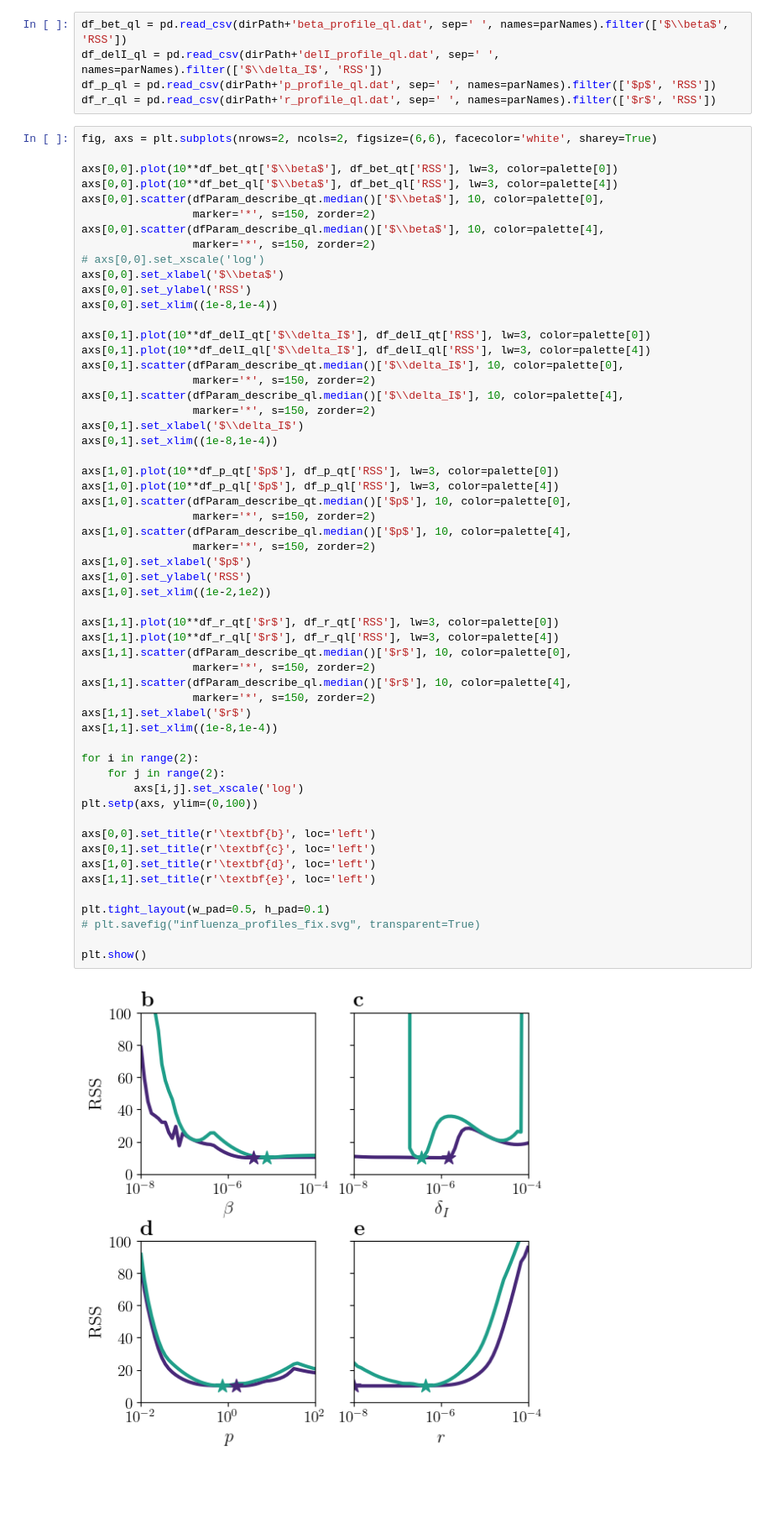
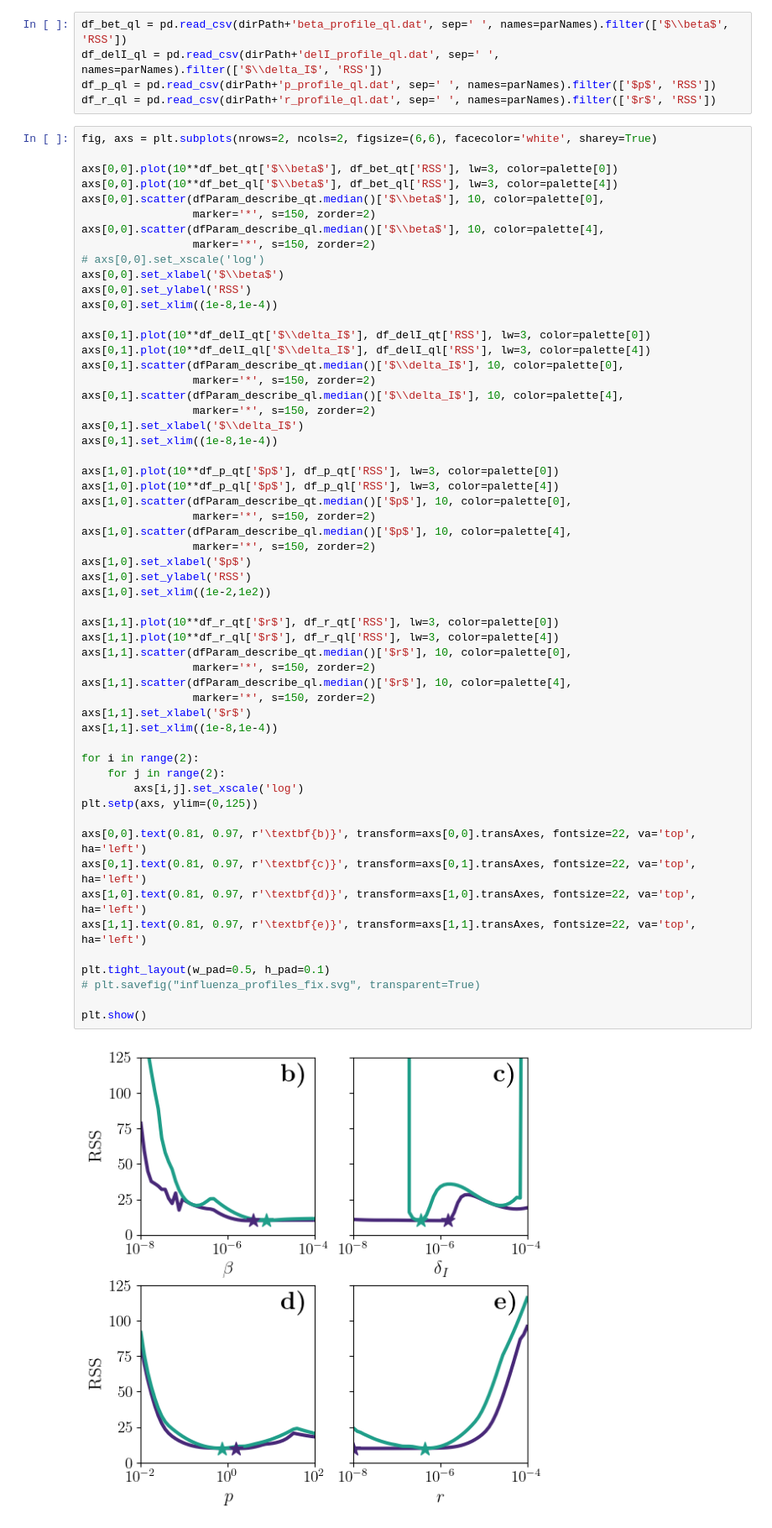
Before and after one commit to systemsmedicine/CrossLabFit, a Jupyter notebook: pyNotebooks/influenzaModel.ipynb, the cells around one changed output. Shown at 84% size. Saved outputs shown, nothing was run; the diff lists cells and outputs as text; blank space fills up the shorter version.

```diff
--- a/pyNotebooks/influenzaModel.ipynb
+++ b/pyNotebooks/influenzaModel.ipynb
@@ -607,36 +607,36 @@ axs[0,1].set_xlim((1e-8,1e-4))
 
 axs[1,0].plot(10**df_p_qt['$p$'], df_p_qt['RSS'], lw=3, color=palette[0])
 axs[1,0].plot(10**df_p_ql['$p$'], df_p_ql['RSS'], lw=3, color=palette[4])
 axs[1,0].scatter(dfParam_describe_qt.median()['$p$'], 10, color=palette[0],
                  marker='*', s=150, zorder=2)
 axs[1,0].scatter(dfParam_describe_ql.median()['$p$'], 10, color=palette[4],
                  marker='*', s=150, zorder=2)
 axs[1,0].set_xlabel('$p$')
 axs[1,0].set_ylabel('RSS')
 axs[1,0].set_xlim((1e-2,1e2))
 
 axs[1,1].plot(10**df_r_qt['$r$'], df_r_qt['RSS'], lw=3, color=palette[0])
 axs[1,1].plot(10**df_r_ql['$r$'], df_r_ql['RSS'], lw=3, color=palette[4])
 axs[1,1].scatter(dfParam_describe_qt.median()['$r$'], 10, color=palette[0],
                  marker='*', s=150, zorder=2)
 axs[1,1].scatter(dfParam_describe_ql.median()['$r$'], 10, color=palette[4],
                  marker='*', s=150, zorder=2)
 axs[1,1].set_xlabel('$r$')
 axs[1,1].set_xlim((1e-8,1e-4))
 
 for i in range(2):
     for j in range(2):
         axs[i,j].set_xscale('log')
-plt.setp(axs, ylim=(0,100))
+plt.setp(axs, ylim=(0,125))
 
-axs[0,0].set_title(r'\textbf{b}', loc='left')
-axs[0,1].set_title(r'\textbf{c}', loc='left')
-axs[1,0].set_title(r'\textbf{d}', loc='left')
-axs[1,1].set_title(r'\textbf{e}', loc='left')
+axs[0,0].text(0.81, 0.97, r'\textbf{b)}', transform=axs[0,0].transAxes, fontsize=22, va='top', ha='left')
+axs[0,1].text(0.81, 0.97, r'\textbf{c)}', transform=axs[0,1].transAxes, fontsize=22, va='top', ha='left')
+axs[1,0].text(0.81, 0.97, r'\textbf{d)}', transform=axs[1,0].transAxes, fontsize=22, va='top', ha='left')
+axs[1,1].text(0.81, 0.97, r'\textbf{e)}', transform=axs[1,1].transAxes, fontsize=22, va='top', ha='left')
 
 plt.tight_layout(w_pad=0.5, h_pad=0.1)
 # plt.savefig("influenza_profiles_fix.svg", transparent=True)
 
 plt.show()
 # %% [output]
-[figure, old version]
+[figure, new version]
```
Also changed, not shown: parts of 9 cells of this notebook, 1 other file.
